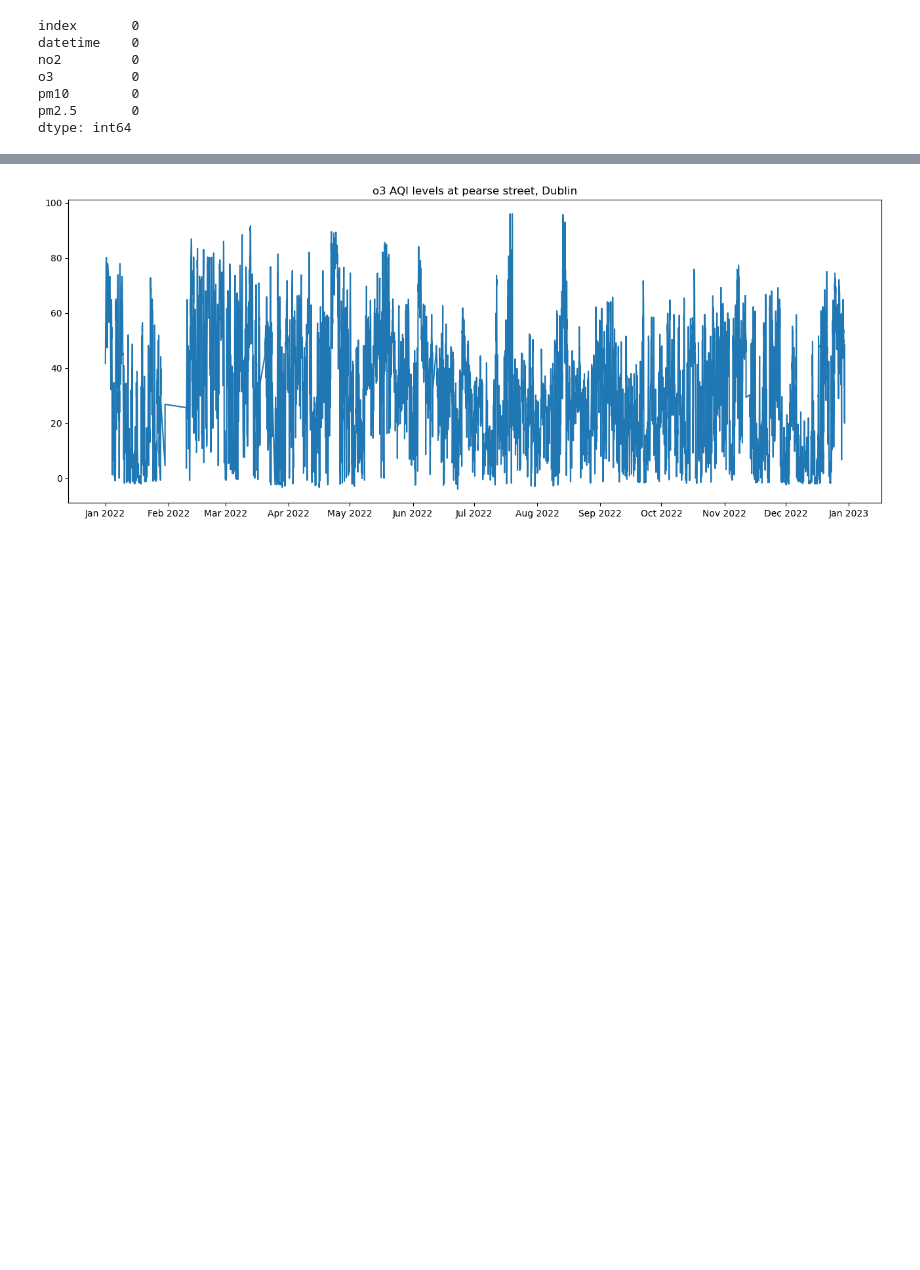
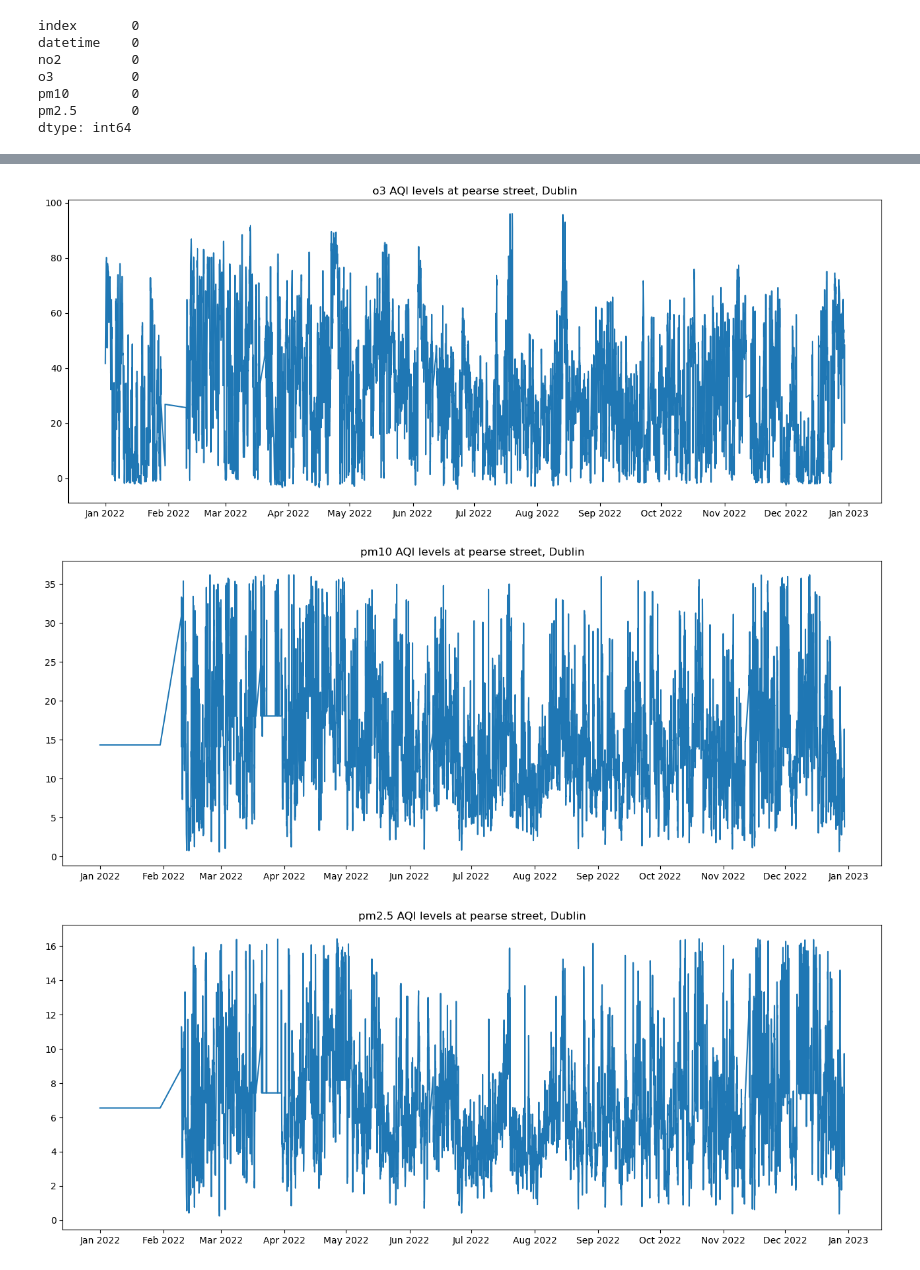
Before and after one commit to AdityaPimpalkar/AQI_federated_learning, a Jupyter notebook: notebooks/pearse_street.ipynb, the cells around one changed output, grey strips where cells are left out. Saved outputs shown, nothing was run; the diff lists cells and outputs as text; code cells hidden in the pictures; blank space fills up the shorter version.

Commit message:
pearse notebook update

```diff
--- a/notebooks/pearse_street.ipynb
+++ b/notebooks/pearse_street.ipynb
@@ -242,31 +231,35 @@ dtype: int64
 # %%
 import matplotlib.dates as mdates
 
 def plotline(dataset, col,fromtime, to, title):
     timeframe = dataset[(dataset['datetime'] >= fromtime)
                          & (dataset['datetime'] <= to)]
 
     plt.figure(figsize=(16, 6))
     sns.lineplot(data=timeframe, x='datetime', y=col)
     plt.xlabel('')
     plt.ylabel('')
     plt.title(col +" " +title)
 
     date_formatter = mdates.DateFormatter('%b %Y')  # Format as abbreviated month and year (e.g., Jan 2022)
     desired_tick_frequency = mdates.MonthLocator()
     # Apply the tick frequency and formatter to the x-axis
     plt.gca().xaxis.set_major_locator(desired_tick_frequency)
     plt.gca().xaxis.set_major_formatter(date_formatter)
 
     #plt.legend()
 
     plt.show()
 
 
 plotline(aqi_copy, 'no2', '2022-01-01', '2022-12-30', 'AQI levels at pearse street, Dublin')
 plotline(aqi_copy, 'o3', '2022-01-01', '2022-12-30', 'AQI levels at pearse street, Dublin')
+plotline(aqi_copy, 'pm10', '2022-01-01', '2022-12-30', 'AQI levels at pearse street, Dublin')
+plotline(aqi_copy, 'pm2.5', '2022-01-01', '2022-12-30', 'AQI levels at pearse street, Dublin')
 # %% [output]
 [figure]
 [figure]
+[figure, added]
+[figure, added]
 # %%
 
```
Also changed, not shown: parts of 4 cells of this notebook.
